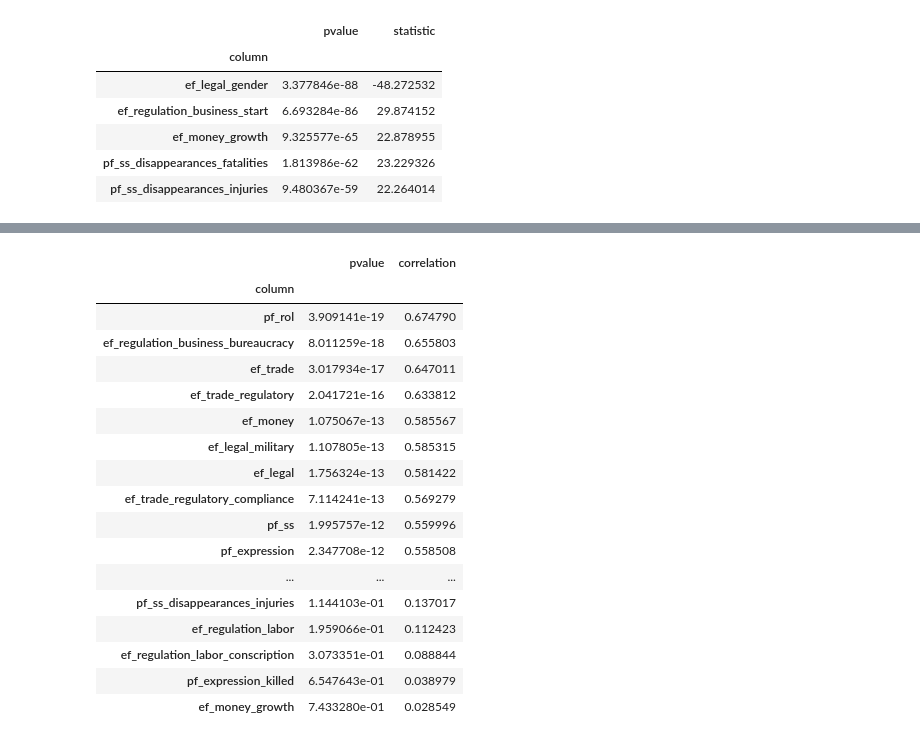
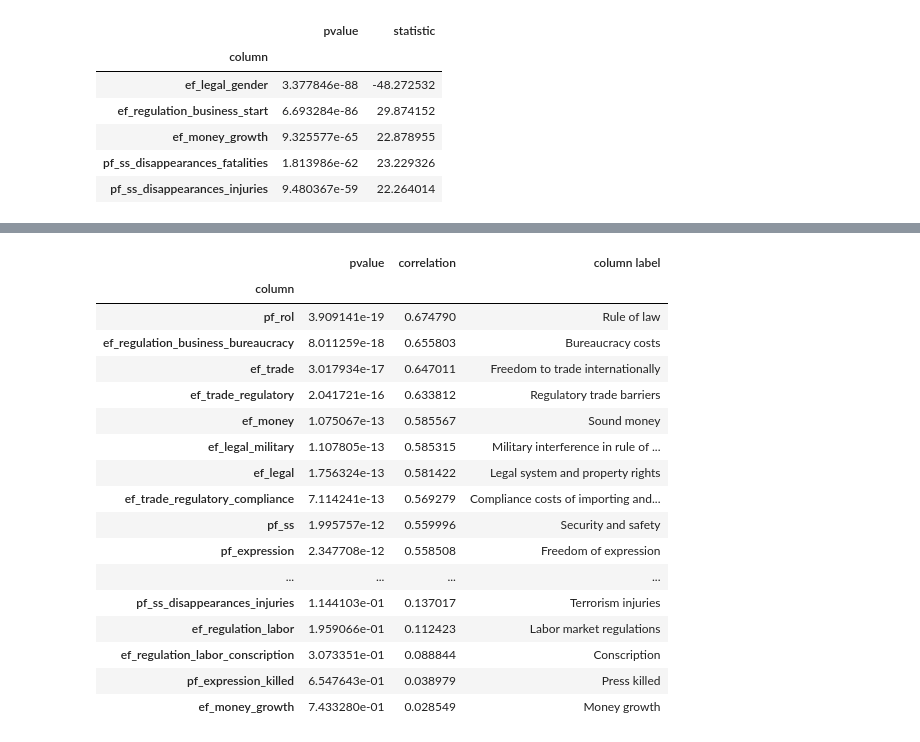
Before and after one commit to Faedra/Freedom-and-Happiness, a Jupyter notebook: thefunstuff/Question_3.ipynb, the cells around one changed output, grey strips where cells are left out. Drawn from its saved outputs; the diff is of its cells as text; code cells hidden in the pictures.

Commit message:
bars for top 5 correlated measures, labels csv

```diff
--- a/thefunstuff/Question_3.ipynb
+++ b/thefunstuff/Question_3.ipynb
@@ -17,7 +17,7 @@ df = latest_year.dropna(axis='columns')
 df = df.merge(freedom_and_happiness, left_index=True, right_index=True, validate="one_to_one")
 df = df.drop(columns=['year','ISO_code','region','ef_score','ef_rank','hf_quartile','pf_score','pf_rank','hf_rank','hf_score'])
 
-
+labels = pd.read_csv('starting_data/labels.csv',index_col="index")
 
 df.head()
 # %% [output]
@@ -113,38 +79,41 @@ ef_regulation_labor_conscription
 # %%
-rs = pd.DataFrame(columns=["column","pvalue","correlation"])
+rs = pd.DataFrame(columns=["column","pvalue","correlation","column label"])
 a = []
 b = []
 c = []
+d = []
 for index,col in pvals.iterrows():
     x2 = stats.spearmanr(df[index], df['Happiness score'])
     a.append(index)
+    d.append(labels.loc[index]['name'])
     b.append(x2.pvalue)
     c.append(x2.correlation)
 
 rs["column"] = a
 rs["pvalue"] = b
 rs["correlation"] = c
+rs["column label"] = d
 rs = rs.sort_values(by=['pvalue'])
 rs = rs.set_index("column")
 rs
 # %% [output]
-|  | pvalue | correlation |
-| column |  |  |
-| pf_rol | 3.909141e-19 | 0.674790 |
-| ef_regulation_business_bureaucracy | 8.011259e-18 | 0.655803 |
-| ef_trade | 3.017934e-17 | 0.647011 |
-| ef_trade_regulatory | 2.041721e-16 | 0.633812 |
-| ef_money | 1.075067e-13 | 0.585567 |
-| ef_legal_military | 1.107805e-13 | 0.585315 |
-| ef_legal | 1.756324e-13 | 0.581422 |
-| ef_trade_regulatory_compliance | 7.114241e-13 | 0.569279 |
-| pf_ss | 1.995757e-12 | 0.559996 |
-| pf_expression | 2.347708e-12 | 0.558508 |
-| ... | ... | ... |
-| pf_ss_disappearances_injuries | 1.144103e-01 | 0.137017 |
-| ef_regulation_labor | 1.959066e-01 | 0.112423 |
-| ef_regulation_labor_conscription | 3.073351e-01 | 0.088844 |
-| pf_expression_killed | 6.547643e-01 | 0.038979 |
-| ef_money_growth | 7.433280e-01 | 0.028549 |
+|  | pvalue | correlation | column label |
+| column |  |  |  |
+| pf_rol | 3.909141e-19 | 0.674790 | Rule of law |
+| ef_regulation_business_bureaucracy | 8.011259e-18 | 0.655803 | Bureaucracy costs |
+| ef_trade | 3.017934e-17 | 0.647011 | Freedom to trade internationally |
+| ef_trade_regulatory | 2.041721e-16 | 0.633812 | Regulatory trade barriers |
+| ef_money | 1.075067e-13 | 0.585567 | Sound money |
+| ef_legal_military | 1.107805e-13 | 0.585315 | Military interference in rule of ... |
+| ef_legal | 1.756324e-13 | 0.581422 | Legal system and property rights |
+| ef_trade_regulatory_compliance | 7.114241e-13 | 0.569279 | Compliance costs of importing and... |
+| pf_ss | 1.995757e-12 | 0.559996 | Security and safety |
+| pf_expression | 2.347708e-12 | 0.558508 | Freedom of expression |
+| ... | ... | ... | ... |
+| pf_ss_disappearances_injuries | 1.144103e-01 | 0.137017 | Terrorism injuries |
+| ef_regulation_labor | 1.959066e-01 | 0.112423 | Labor market regulations |
+| ef_regulation_labor_conscription | 3.073351e-01 | 0.088844 | Conscription |
+| pf_expression_killed | 6.547643e-01 | 0.038979 | Press killed |
+| ef_money_growth | 7.433280e-01 | 0.028549 | Money growth |
 # %%
 for index,row in rs.iterrows():
```
Also changed, not shown: parts of 7 cells of this notebook, 1 other file.
